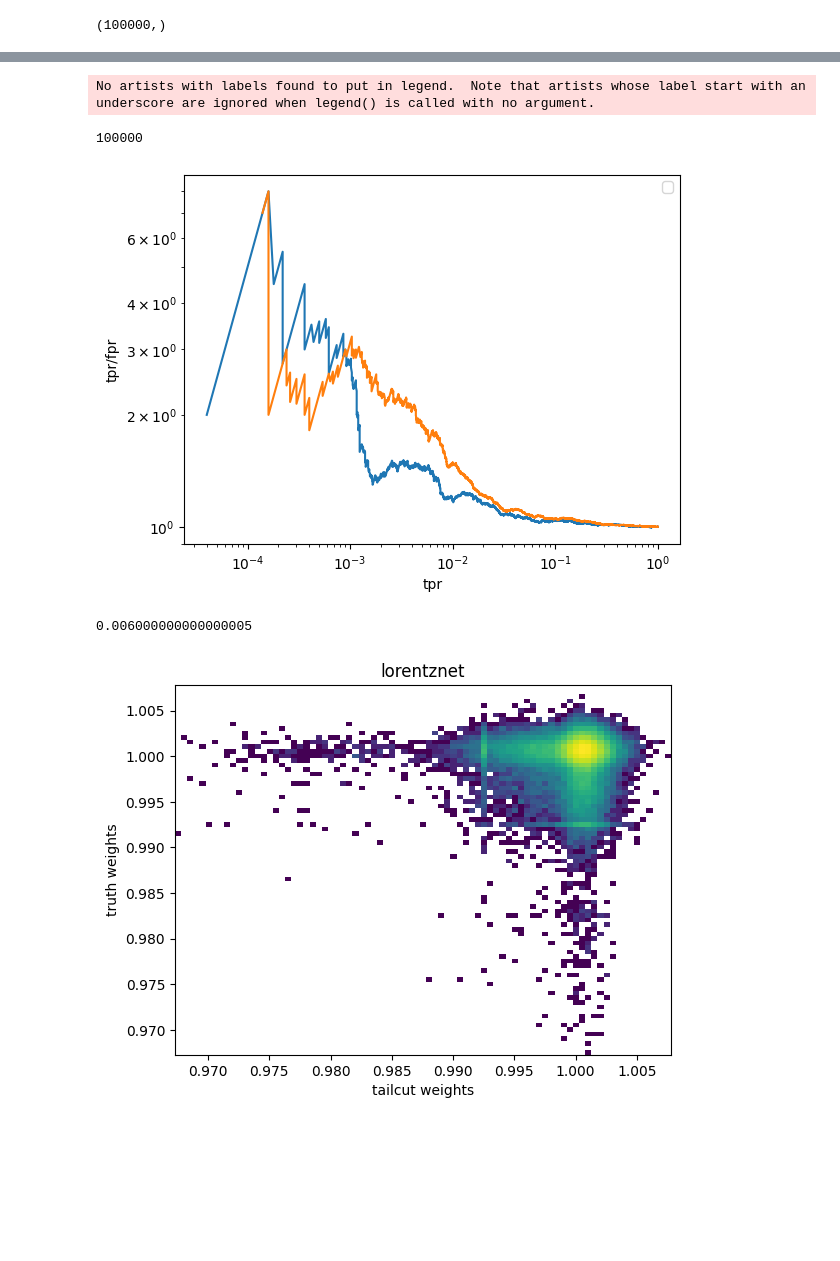
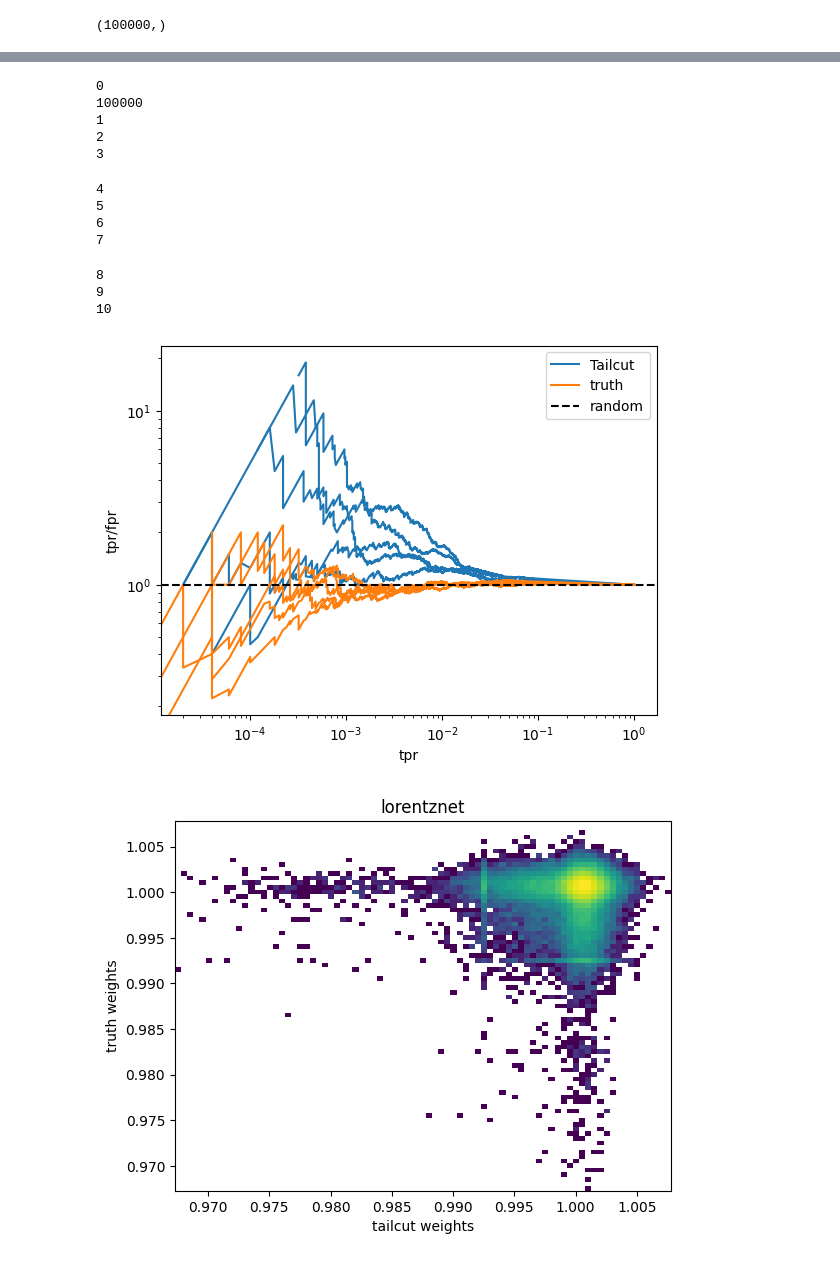
Before and after one commit to heidelberg-hepml/discriminator-metric, a Jupyter notebook: notebooks/plot_weights.ipynb, the cells around one changed output, grey strips where cells are left out. Drawn from its saved outputs; the diff is of its cells as text; code cells hidden in the pictures; blank space fills up the shorter version.

```diff
--- a/notebooks/plot_weights.ipynb
+++ b/notebooks/plot_weights.ipynb
@@ -27,3 +170,7 @@ tests =[ {'exp_name': 'trial_1_ln_jetnet30',
           {'exp_name': 'test_3_cartesian_particlenet',
            'best_epoch': 'best_model_score',
            'type': 'particlenet'}]
+# %%
+test_pn_tailcut = [{'exp_name': f'test_{trial+1}_cartesian_particlenet',
+           'best_epoch': 'best_model_score',
+           'type': 'particlenet'} for trial in range(5)]
@@ -59,8 +336,8 @@ for test in tests:
 
     weights = score/(1-score)
     weights = weights/np.sum(weights)
-    plt.hist(weights[label==0], bins=50,histtype='step', label='tailcut')
-    plt.hist(weights[label==1], bins=50,histtype='step', label='truth')
+    plt.hist(weights[labels_valid==0], bins=50,histtype='step', label='tailcut')
+    plt.hist(weights[labels_valid==1], bins=50,histtype='step', label='truth')
     plt.legend()
     plt.xlabel('weights')
     plt.ylabel('count')
@@ -74,5 +349,5 @@ IndexError: boolean index did not match indexed array along dimension 0; dimensi
 # %%
-test_1 = [tests[-2],tests[-1]]
+test_1 = [tests[-2],tests[-1],tests_truth_pf[-1] ]
 
 for test in test_1:
     exp_name = test['exp_name']
@@ -80,10 +355,10 @@ for test in test_1:
     if test['type']=='lorentznet':
         score = np.load(f'output/{exp_name}/score_{best_epoch}.npy')
         weights = score[:,2]/(1-score[:,2])
-        plt.hist(weights[label==0],
+        plt.hist(weights[labels==0],
                  bins=np.arange(min(weights), max(weights),0.0005),
                  histtype='step', label='tailcut')
-        plt.hist(weights[label==1],
+        plt.hist(weights[labels==1],
                  bins=np.arange(min(weights), max(weights),0.0005),
                  histtype='step', label='truth')
       #  print(np.sum(label-score[:-2,0]))
@@ -92,9 +367,9 @@ for test in test_1:
        # continue
         score = np.load(f'output/{exp_name}/best_model_score.npy')[:,0]
         weights = score/(1-score)
-        plt.hist(weights[label==0], bins=np.arange(min(weights), max(weights),0.005),
+        plt.hist(weights[labels==0], bins=np.arange(min(weights), max(weights),0.005),
               histtype='step', label='tailcut')
-        plt.hist(weights[label==1], bins=np.arange(min(weights), max(weights),0.005),
+        plt.hist(weights[labels==1], bins=np.arange(min(weights), max(weights),0.005),
                  histtype='step', label='truth')
 
 
@@ -118,48 +392,69 @@ for test in test_1:
 # %%
-test_1 = [tests[-1],tests[-2]]
+test_1 = [tests[-2],test_pn_tailcut[0],test_pn_tailcut[1],
+          test_pn_tailcut[2],test_pn_tailcut[3],
+          test_pn_tailcut[4],
+          tests_truth_pf[-1],tests_truth_pf[-2],tests_truth_pf[-3]
+          ,tests_truth_pf[-4],tests_truth_pf[-5]]
 
 
-for test in test_1:
+for i,test in enumerate(test_1):
+    print(i)
     exp_name = test['exp_name']
     best_epoch = test['best_epoch']
     if test['type']=='lorentznet':
         score = np.load(f'output/{exp_name}/score_{best_epoch}.npy')[:,2]
         print(len(score))
         #_label = np.load(f'output/{exp_name}/score_{best_epoch}.npy')[:,0]
 
         auc = roc_auc_score(label, score)
         fpr, tpr, _ = roc_curve(label, score)
        # plt.plot(tpr, 1/fpr, label=f'{test["type"]} AUC={auc:.3f}')
-        plt.plot(tpr,tpr/fpr)
+       # plt.plot(tpr,tpr/fpr)
 
     elif test['type']=='particlenet':
         score = np.load(f'output/{exp_name}/best_model_score.npy')[:,0]
         auc = roc_auc_score(label, score)
         fpr, tpr, _ = roc_curve(label, score)
-        plt.plot(tpr,tpr/fpr)
+        if i in [1,2,3,4,5]:
+            if i==1:
+                plt.plot(tpr,tpr/fpr,label='Tailcut',color='C0')
+            else:
+                plt.plot(tpr,tpr/fpr,color='C0')
+        else:
+            if i==6:
+                plt.plot(tpr,tpr/fpr,label='truth',color='C1')
+            else:
+                plt.plot(tpr,tpr/fpr,color = 'C1')
 
         #plt.plot(tpr, 1/fpr, label=f'{test["type"]} AUC={auc:.3f}')
 
 
 
-
-#plt.plot(tpr,1, label='random',linestyle='--',color='black')
+plt.axhline(1,linestyle='--',color='black',label='random')
+#plt.plot(tpr,tpr**0.5, label='random',linestyle='--',color='black')
 plt.xlabel('tpr')
 plt.ylabel('tpr/fpr')
 plt.yscale('log')
 plt.legend(loc='upper right')
 plt.xscale('log')
-#plt.xlim(0.1,10)
+plt.legend()
+#plt.ylim(0.1,10)
 #plt.title(test['type'])
 plt.show()
 # %% [output]
-No artists with labels found to put in legend.  Note that artists whose label start with an underscore are ignored when legend() is called with no argument.
+0
+100000
+1
+2
+3
-100000
+4
+5
+6
+7
+8
+9
+10
-[figure, old version]
+[figure, new version]
-# %%
-(0.503-0.50)/0.50
-# %% [output]
-0.006000000000000005
 # %%
 test_1 = [tests[-2],tests[-1]]
 
```
Also changed, not shown: parts of 34 cells of this notebook, 16 other files.
